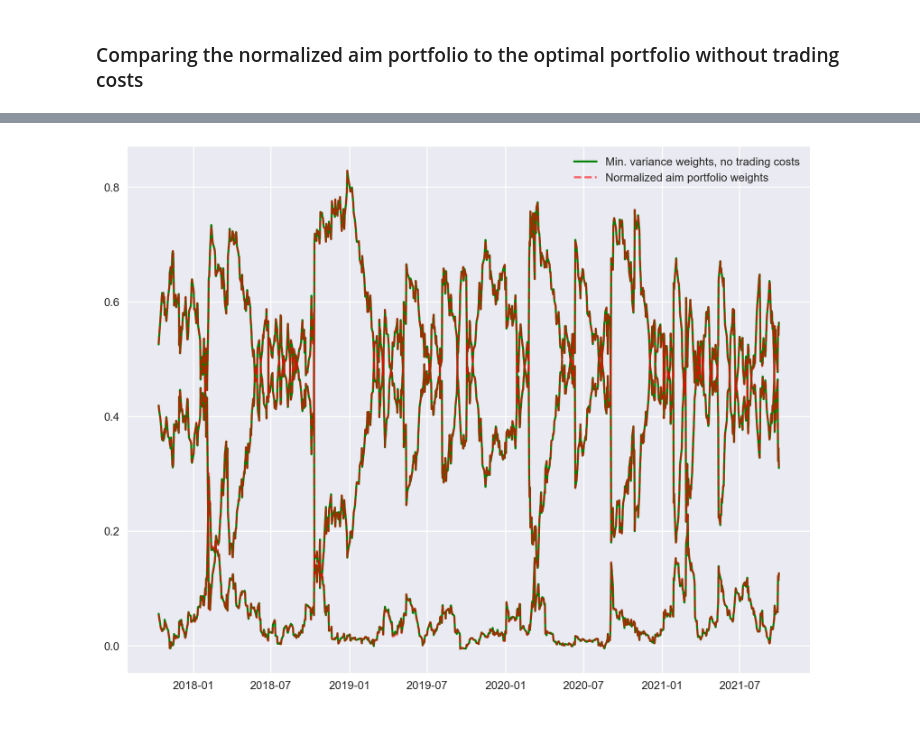
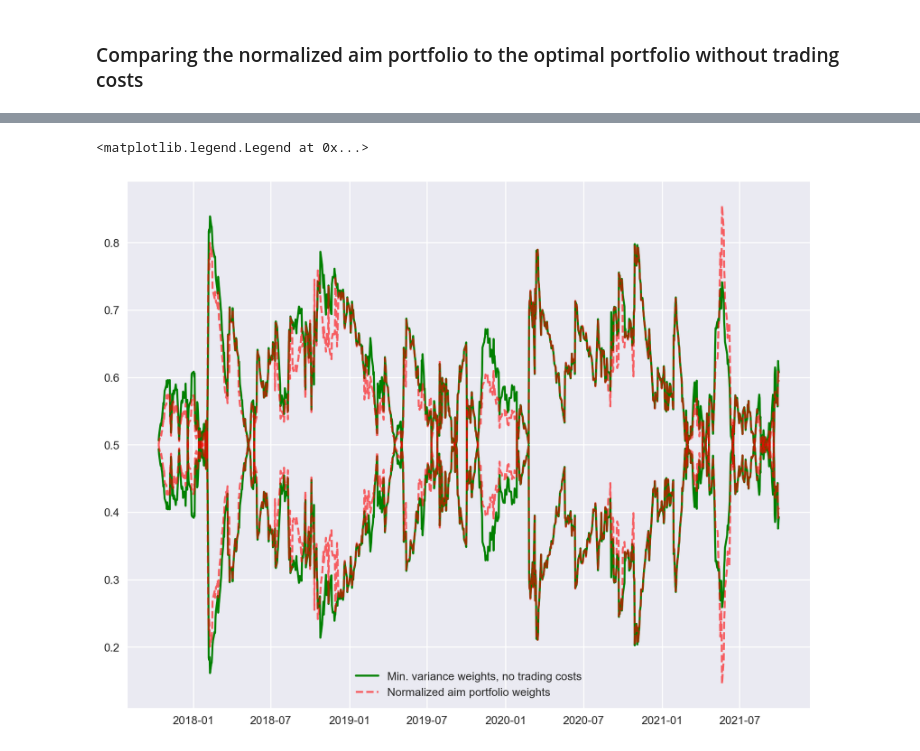
Before and after one commit to neriksen/thesis, a Jupyter notebook: backtesting/Aim_portfolio.ipynb, the cells around one changed output, grey strips where cells are left out. Drawn from its saved outputs; the diff is of its cells as text; code cells hidden in the pictures.

Commit message:
New Aim portfolio graph after regularization of gamma

```diff
--- a/backtesting/Aim_portfolio.ipynb
+++ b/backtesting/Aim_portfolio.ipynb
@@ -27,7 +27,7 @@ stocks = tickers[:7]
 commodities = tickers[7:9]
 bonds = tickers[9:]
 # %%
-asset_choice = ['IVV', 'TLT', 'BZ=F']
+asset_choice = ['IEV', 'TLT']
 # %%
 v_t_GARCH, out_of_sample_s_GARCH, in_sample_s_GARCH,Omega_t_GARCH = db.garch_no_trading_cost(asset_choice, number_of_out_of_sample_days=4*250, model_type="sGARCH11")
 v_t_GARCH.index = pd.to_datetime(v_t_GARCH.index)
@@ -66,9 +50,16 @@ aims.melt()
+# %%
+empty_labels= ["_Hidden label"]*(len(asset_choice)-1)
+label_garch=["Min. variance weights, no trading costs"]
+label_aim=["Normalized aim portfolio weights"]
+label_aim.extend(empty_labels)
+label_garch.extend(empty_labels)
 # %%
 fig, ax = plt.subplots(1, 1, figsize=(9,7), dpi=190)
-ax.plot(v_t_GARCH, c='green', label=["Min. variance weights, no trading costs", "_Hidden label", "_Hidden label"])   # See: https://blog.rtwilson.com/easily-hiding-items-from-the-legend-in-matplotlib/
-ax.plot(aims, alpha=.6, c='red', linestyle="--", label=["Normalized aim portfolio weights", "_Hidden label", "_Hidden label"])
+ax.plot(v_t_GARCH, c='green', label=label_garch)   # See: https://blog.rtwilson.com/easily-hiding-items-from-the-legend-in-matplotlib/
+ax.plot(aims, alpha=.6, c='red', linestyle="--", label=label_aim)
 plt.tight_layout()
 plt.legend()
-fig.savefig('output/aim_portfolio_similarity.png', bbox_inches="tight")
+#fig.savefig('output/aim_portfolio_similarity.png', bbox_inches="tight")
 # %% [output]
+<matplotlib.legend.Legend at 0x...>
-[figure, old version]
+[figure, new version]
```
Also changed, not shown: parts of 3 cells of this notebook, 1 other file.
